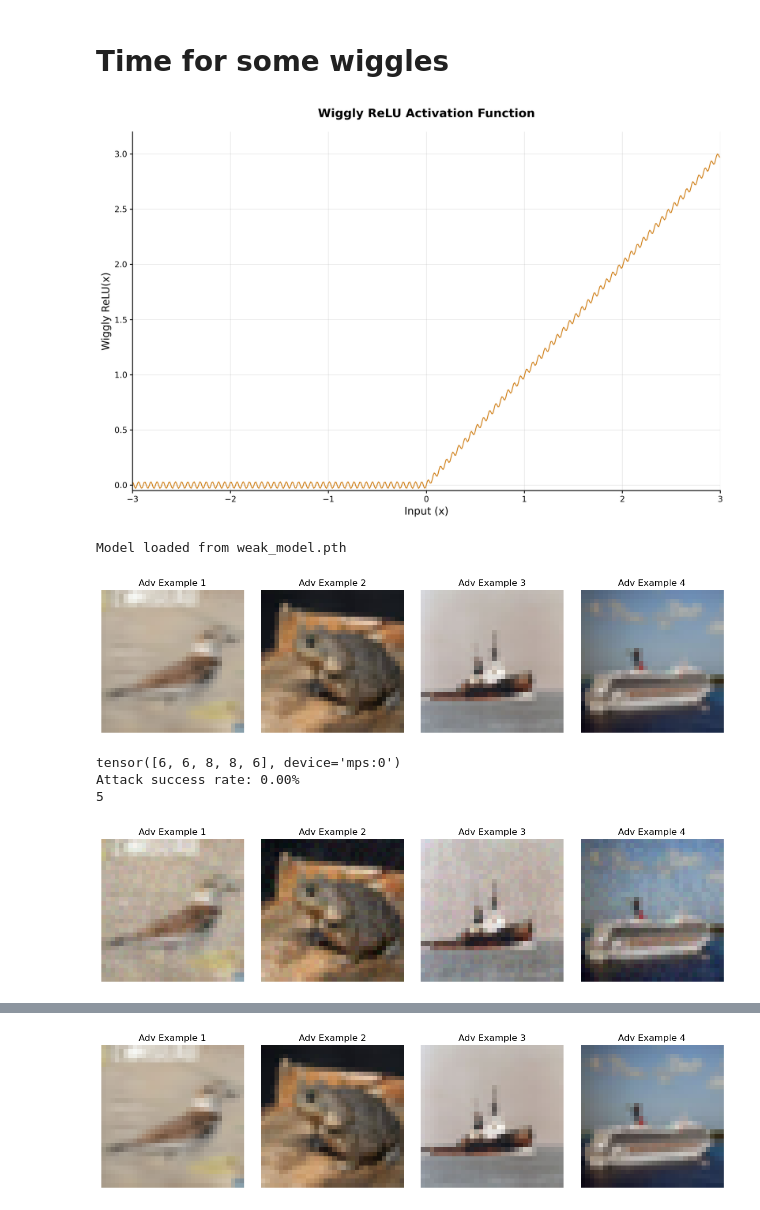
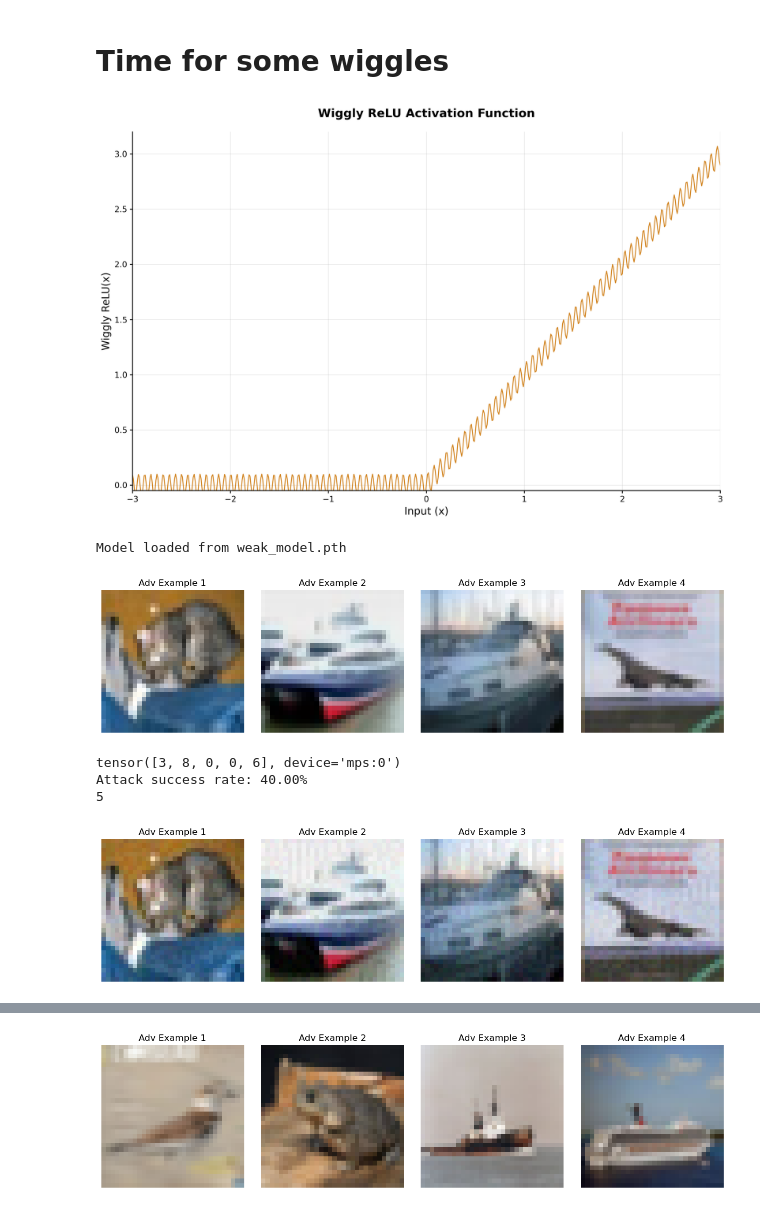
Before and after one commit to zroe1/playing-with-gradients, a Jupyter notebook: wiggle.ipynb, the cells around one changed output, grey strips where cells are left out. Saved outputs shown, nothing was run; the diff lists cells and outputs as text; code cells hidden in the pictures.

```diff
--- a/wiggle.ipynb
+++ b/wiggle.ipynb
@@ -215,7 +215,7 @@ Model saved to weak_model.pth
 # Time for some wiggles
 # %%
 def wiggly_relu(x):
-    return nn.functional.relu(x) + 0.03*torch.sin(100 * x)
+    return nn.functional.relu(x) + 0.1*torch.sin(100 * x)
 # %%
 x = torch.arange(-3, 3.01, 0.01)
 # %%
@@ -253,34 +253,33 @@ plt.tight_layout()
 # Display the plot
 plt.show()
 # %% [output]
-[figure, old version]
+[figure, new version]
 # %%
 def wiggly_relu(x):
-    return nn.functional.relu(x) + 0.03*torch.sin(100 * x)
+    return nn.functional.relu(x) + 0.02*torch.sin(200 * x)
 
-# Wiggle CNN Model
 class WiggleCNN(nn.Module):
     def __init__(self, num_classes=10):
         super(WiggleCNN, self).__init__()
         # First conv block
-        self.conv1 = nn.Conv2d(3, 32, kernel_size=3, padding=1)
-        self.conv2 = nn.Conv2d(32, 64, kernel_size=3, padding=1)
+        self.conv1 = nn.Conv2d(3, 32*2, kernel_size=3, padding=1)
+        self.conv2 = nn.Conv2d(32*2, 64*2, kernel_size=3, padding=1)
         self.pool1 = nn.MaxPool2d(2, 2)  # 32x32 -> 16x16
 
         # Second conv block
-        self.conv3 = nn.Conv2d(64, 128, kernel_size=3, padding=1)
-        self.conv4 = nn.Conv2d(128, 128, kernel_size=3, padding=1)
+        self.conv3 = nn.Conv2d(64*2, 128*2, kernel_size=3, padding=1)
+        self.conv4 = nn.Conv2d(128*2, 128*2, kernel_size=3, padding=1)
         self.pool2 = nn.MaxPool2d(2, 2)  # 16x16 -> 8x8
 
         # Third conv block
-        self.conv5 = nn.Conv2d(128, 256, kernel_size=3, padding=1)
+        self.conv5 = nn.Conv2d(128*2, 256*2, kernel_size=3, padding=1)
         self.pool3 = nn.MaxPool2d(2, 2)  # 8x8 -> 4x4
 
         # Fully connected layers
-        self.fc1 = nn.Linear(256 * 4 * 4, 512)
+        self.fc1 = nn.Linear(256*2 * 4 * 4, 512)
         self.fc2 = nn.Linear(512, num_classes)
 
-        self.relu = wiggly_relu
+        self.relu = nn.ReLU()
 
     def forward(self, x):
         # First conv block
@@ -289,18 +288,19 @@ class WiggleCNN(nn.Module):
         x = self.pool1(x)
 
         # Second conv block
-        x = self.relu(self.conv3(x))
-        x = self.relu(self.conv4(x))
+        x = wiggly_relu(self.conv3(x))
+        x = wiggly_relu(self.conv4(x))
         x = self.pool2(x)
 
         # Third conv block
-        x = self.relu(self.conv5(x))
+        x = wiggly_relu(self.conv5(x))
         x = self.pool3(x)
 
         # Flatten and fully connected
         x = x.view(x.size(0), -1)
 
-        x = self.relu(self.fc1(x))
+        # x = self.relu(self.fc1(x))
+        x = wiggly_relu(self.fc1(x))
         x = self.fc2(x)
 
         return x
@@ -335,39 +335,39 @@ autoattack = torchattacks.AutoAttack(wiggle_model, eps=8/255)
 
 
 adv_images = []
 imgs = []
 
 # Use your normal data loader (with whatever preprocessing your model expects)
 for images, labels in testloader:
     # print(images.shape); break
-    images, labels = images.to(device)[70:75], labels.to(device)[70:75]
+    images, labels = images.to(device)[0:5], labels.to(device)[0:5]
     show_adv_examples(images)
 
     # Generate adversarial examples
     target_labels = torch.zeros_like(labels)
     adv_images = pgd(images, target_labels)
     imgs = images.clone()
 
     # Evaluate
     with torch.no_grad():
         outputs = wiggle_model(adv_images.to(device))
         # print(outputs.device)
         _, predicted = torch.max(outputs, 1)
         print(predicted)
         # print(predicted.device)
 
     success_rate = (predicted == target_labels).float().mean()
     print(f'Attack success rate: {success_rate:.2%}')
     print(len(labels))
     break
 
 show_adv_examples(adv_images)
 # %% [output]
-[figure, old version]
+[figure, new version]
-tensor([6, 6, 8, 8, 6], device='mps:0')
-Attack success rate: 0.00%
+tensor([3, 8, 0, 0, 6], device='mps:0')
+Attack success rate: 40.00%
 5
-[figure, old version]
+[figure, new version]
 # %%
 evaluate_model(wiggle_model, testloader)
 # %% [output]
```
Also changed, not shown: parts of 7 cells of this notebook.
